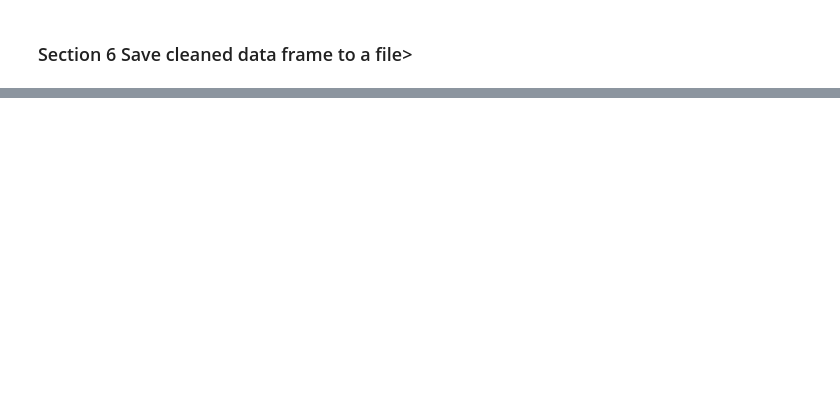
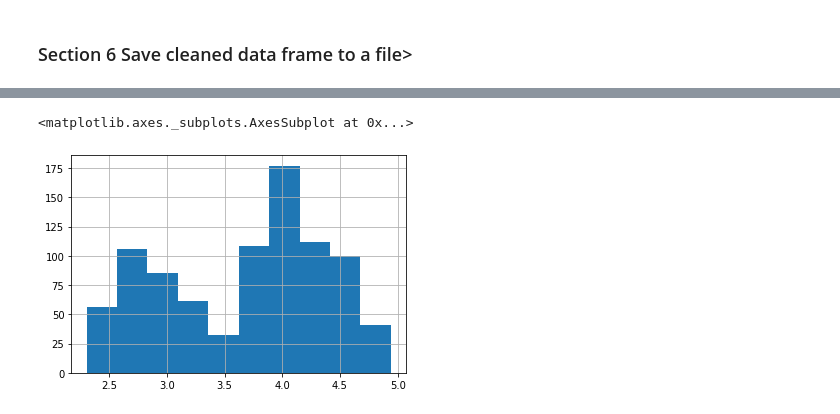
Before and after one commit to meghazavar/predict-_home_prices_regression, a Jupyter notebook: code/03_Preprocessing_and_Feature_Engineering.ipynb, the cells around one changed output, grey strips where cells are left out. Saved outputs shown, nothing was run; the diff lists cells and outputs as text; code cells hidden in the pictures; blank space fills up the shorter version.

```diff
--- a/code/03_Preprocessing_and_Feature_Engineering.ipynb
+++ b/code/03_Preprocessing_and_Feature_Engineering.ipynb
@@ -203,4 +163,4 @@ test_cleaned_df['ordinal_Bsmt Exposure'] =test_cleaned_df['ordinal_Bsmt Exposure
 test_cleaned_df['ordinal_BsmtFin Type 1'] =test_cleaned_df['ordinal_BsmtFin Type 1'].astype('int64')
 test_cleaned_df['ordinal_BsmtFin Type 2'] =test_cleaned_df['ordinal_BsmtFin Type 2'].astype('int64')
 test_cleaned_df['ordinal_Fence'] =test_cleaned_df['ordinal_Fence'].astype('int64')
-test_cleaned_df['ordinal_Electrical'] =test_cleaned_df['ordinal_Electrical'].astype('int64')
+#test_cleaned_df['ordinal_Electrical'] =test_cleaned_df['ordinal_Electrical'].astype('int64')
@@ -228,3 +264,16 @@ train_cleaned_df['ordinal_Electrical'] =train_cleaned_df['ordinal_Electrical'].a
+# %%
+train_cleaned_df['feature_tot_squ_feet'] = train_cleaned_df['Total Bsmt SF']+train_cleaned_df['1st Flr SF']+train_cleaned_df['2nd Flr SF']
+test_cleaned_df['feature_tot_squ_feet'] = test_cleaned_df['Total Bsmt SF']+test_cleaned_df['1st Flr SF']+test_cleaned_df['2nd Flr SF']
+# %%
+train_cleaned_df['house_age'] = 2020 -train_cleaned_df['Year Built']
+train_cleaned_df['ln_house_age']  = np.log(train_cleaned_df['house_age'])
+test_cleaned_df['house_age'] = 2020 -test_cleaned_df['Year Built']
+test_cleaned_df['ln_house_age']  = np.log(test_cleaned_df['house_age'])
+# %%
+test_cleaned_df['ln_house_age'].hist()
+# %% [output]
+<matplotlib.axes._subplots.AxesSubplot at 0x...>
+[figure, added]
 # %%
 #cols_to_transform = [ 'a', 'list', 'of', 'categorical', 'column', 'names' ]
 #df_with_dummies = pd.get_dummies( columns = cols_to_transform )
```
Also changed, not shown: parts of 26 cells of this notebook, 7 other files.
